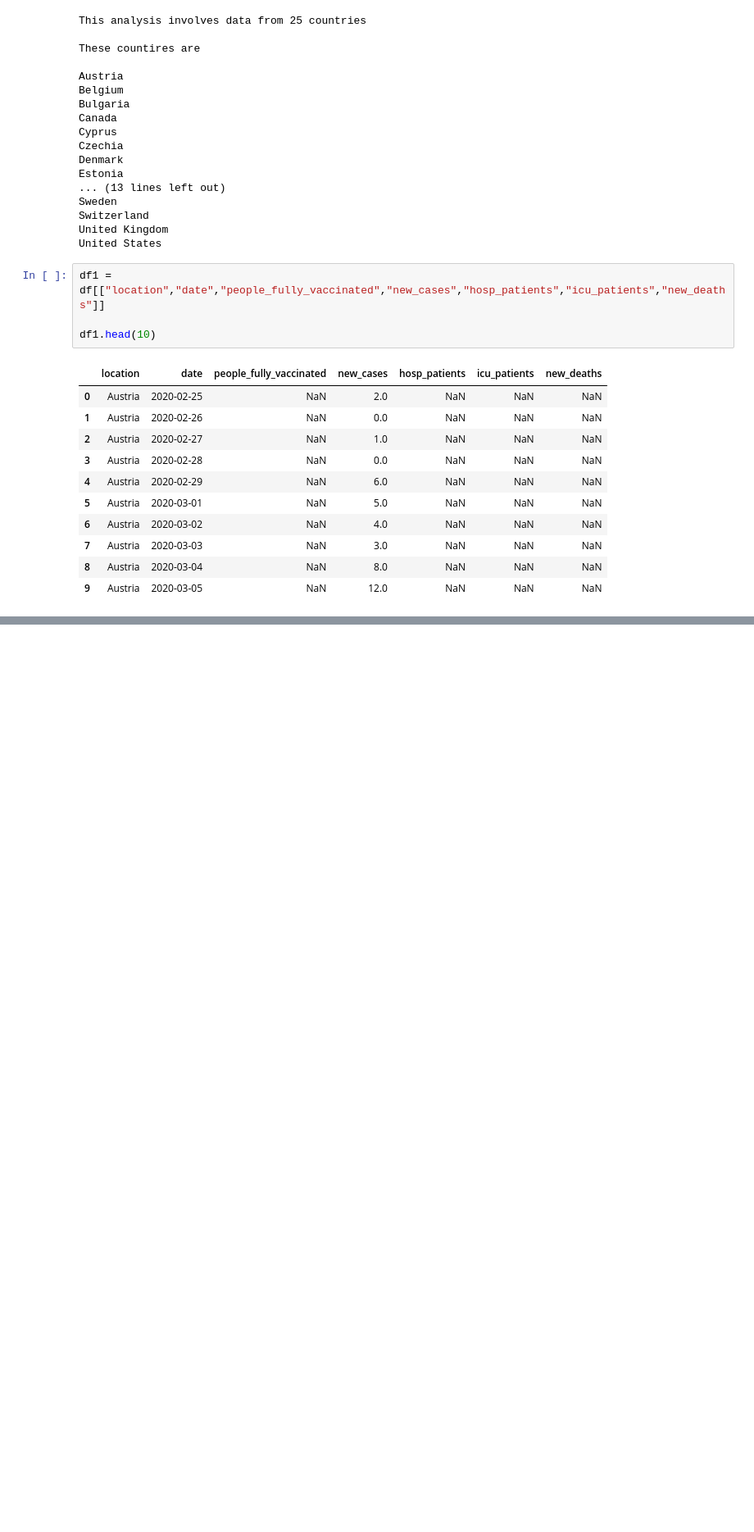
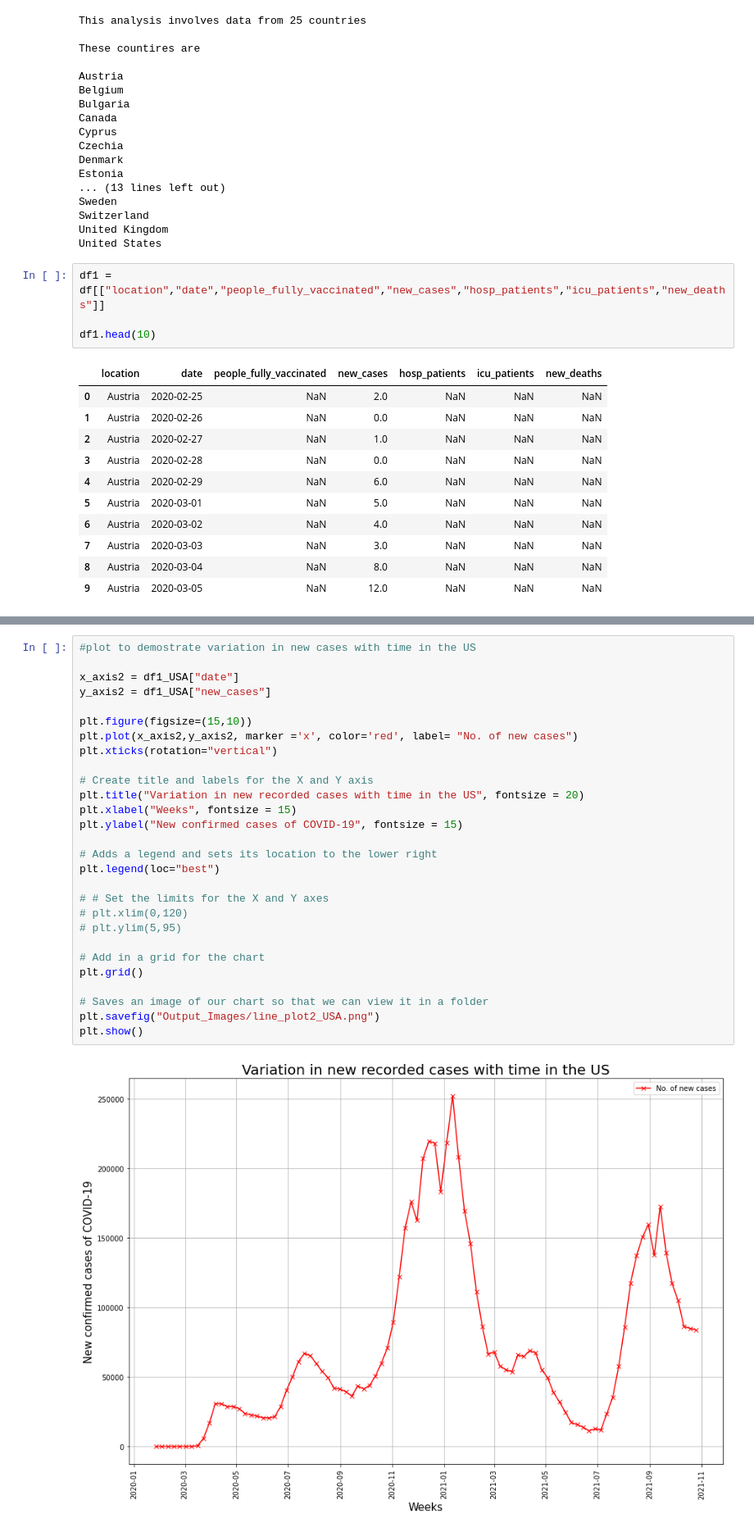
Before and after one commit to Waltontan/Project_Covid, a Jupyter notebook: q2-cleaning.ipynb, the cells around one changed output, grey strips where cells are left out. Shown at 82% size. Cells and saved outputs as stored; diff of their text form; blank space fills up the shorter version.

```diff
--- a/q2-cleaning.ipynb
+++ b/q2-cleaning.ipynb
@@ -209,0 +335,30 @@ fig.suptitle(f"{overall_title}")
+# %%
+#plot to demostrate variation in new cases with time in the US
+
+x_axis2 = df1_USA["date"]
+y_axis2 = df1_USA["new_cases"]
+
+plt.figure(figsize=(15,10))
+plt.plot(x_axis2,y_axis2, marker ='x', color='red', label= "No. of new cases")
+plt.xticks(rotation="vertical")
+
+# Create title and labels for the X and Y axis
+plt.title("Variation in new recorded cases with time in the US", fontsize = 20)
+plt.xlabel("Weeks", fontsize = 15)
+plt.ylabel("New confirmed cases of COVID-19", fontsize = 15)
+
+# Adds a legend and sets its location to the lower right
+plt.legend(loc="best")
+
+# # Set the limits for the X and Y axes
+# plt.xlim(0,120)
+# plt.ylim(5,95)
+
+# Add in a grid for the chart
+plt.grid()
+
+# Saves an image of our chart so that we can view it in a folder
+plt.savefig("Output_Images/line_plot2_USA.png")
+plt.show()
+# %% [output]
+[figure, added]
```
Also changed, not shown: parts of 25 cells of this notebook, 7 other files.
